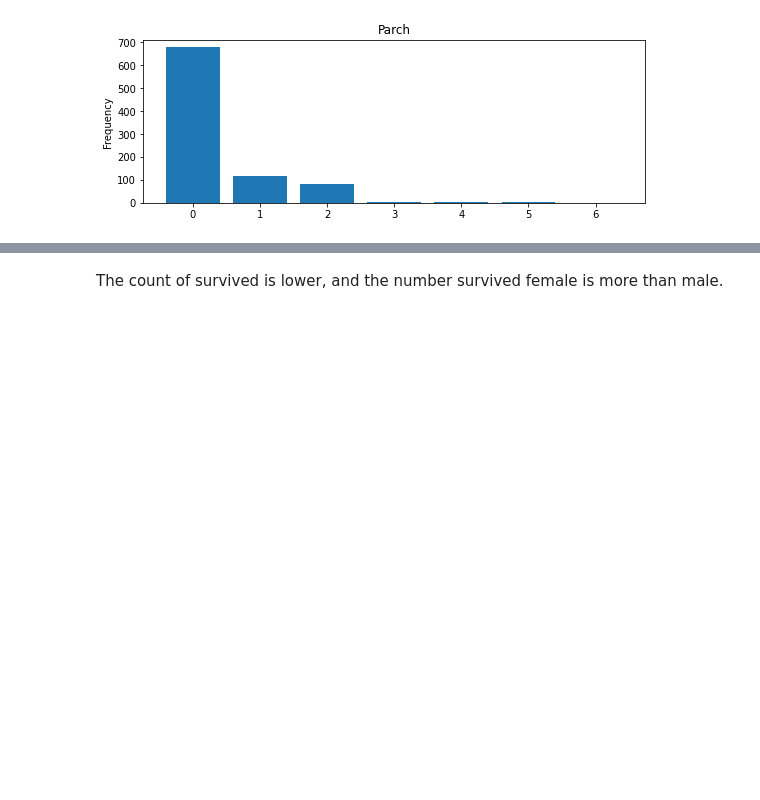
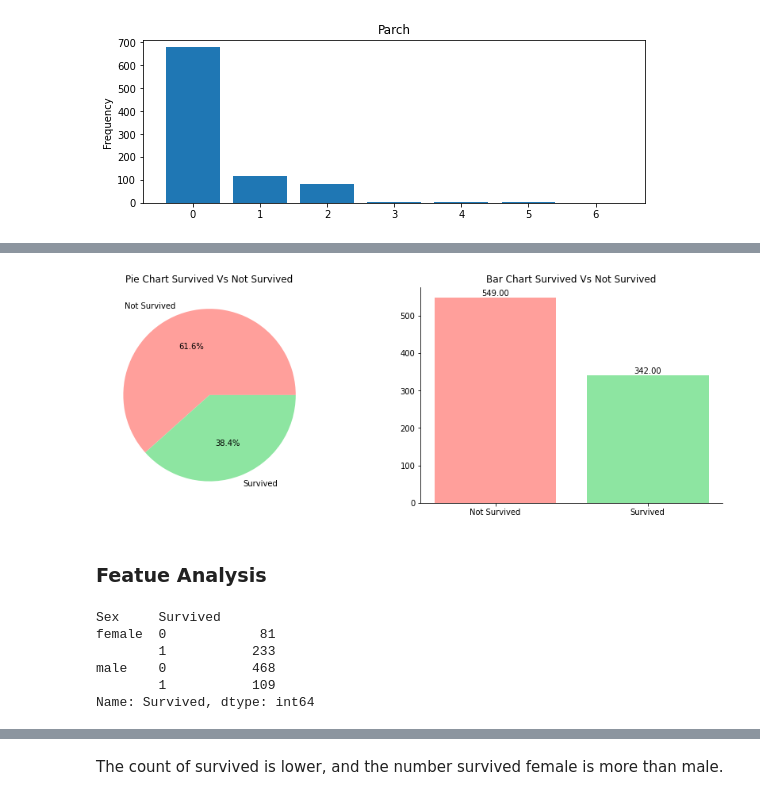
Before and after one commit to lauyh/masa-python-workshop, a Jupyter notebook: main.ipynb, the cells around one changed output, grey strips where cells are left out. Cells and saved outputs as stored; diff of their text form; code cells hidden in the pictures; blank space fills up the shorter version.

```diff
--- a/main.ipynb
+++ b/main.ipynb
@@ -136,0 +154,26 @@ for c in category1:
+# %%
+labels= ['Not Survived','Survived']
+colors = sns.color_palette('pastel')[3:1:-1]   # Some coding to get red and green colobrs
+fig,ax = plt.subplots(1,2,figsize=(15,5))
+b = ax[0].pie(df['Survived'].value_counts(),labels=labels,colors=colors,autopct='%.1f%%')
+ax[0].set_title('Pie Chart Survived Vs Not Survived')
+
+a = ax[1].bar(labels,df['Survived'].value_counts(),color=colors)
+ax[1].spines.right.set_visible(False)
+ax[1].spines.top.set_visible(False)
+ax[1].bar_label(a,fmt='%0.2f',fontsize=10)
+ax[1].set_title('Bar Chart Survived Vs Not Survived')
+plt.show()
+# %% [output]
+[figure, added]
+# %% [markdown]
+### Featue Analysis
+# %%
+df.groupby(by=['Sex','Survived'])['Survived'].count()
+# %% [output]
+Sex     Survived
+female  0            81
+        1           233
+male    0           468
+        1           109
+Name: Survived, dtype: int64
```
Also changed, not shown: parts of 9 cells of this notebook.
